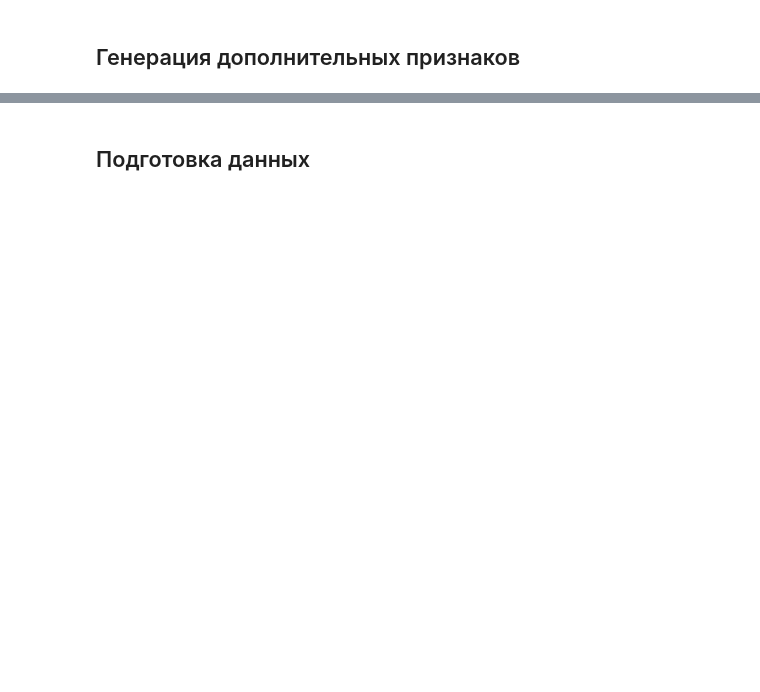
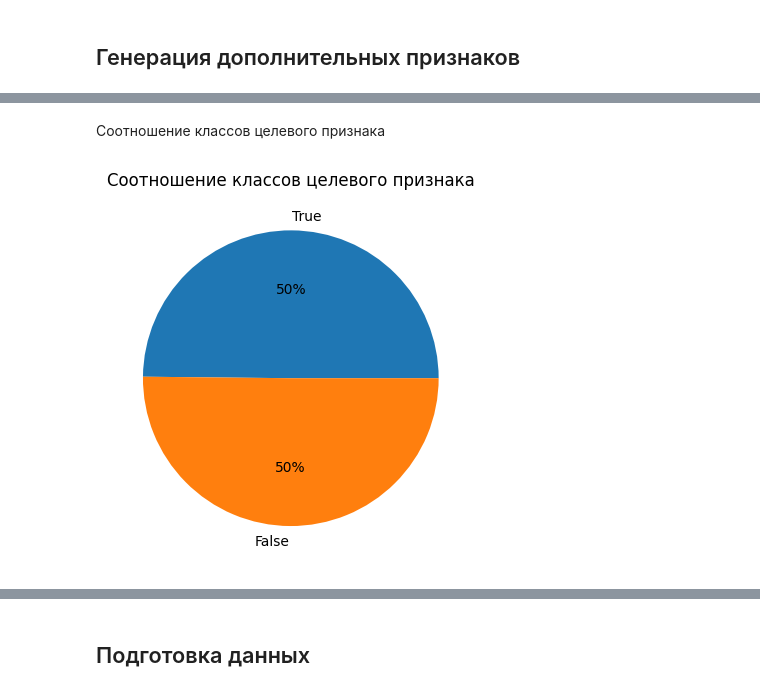
Before and after one commit to denis-42ds/next_order_forecast, a Jupyter notebook: sbermarket-competition.ipynb, the cells around one changed output, grey strips where cells are left out. Drawn from its saved outputs; the diff is of its cells as text; code cells hidden in the pictures; blank space fills up the shorter version.

```diff
--- a/sbermarket-competition.ipynb
+++ b/sbermarket-competition.ipynb
@@ -457,0 +354,8 @@ memory usage: 172.7+ MB
+# %%
+# Сортировка датафрейма по столбцам cart_id и order_completed_at
+df.sort_values(by=['cart', 'order_completed_at'], inplace=True)
+
+# Группировка по cart_id и вычисление разницы в днях между покупками
+df['days_between_cart_purchases'] = df.groupby('cart')['order_completed_at'].diff().dt.days
+df['days_between_cart_purchases'] = df['days_between_cart_purchases'].fillna(0).astype('int64')
+df.head()
@@ -457,0 +371,4 @@ memory usage: 172.7+ MB
+# %%
+df['id'] = df['user_id'].astype(str) + ';' + df['cart'].astype(str)
+df.drop(['user_id', 'cart'], axis=1, inplace=True)
+df.head()
@@ -457,0 +441,10 @@ memory usage: 172.7+ MB
+# %% [markdown]
+Соотношение классов целевого признака
+# %%
+sizes = [df['target'].value_counts()[1], df['target'].value_counts()[0]]
+fig1, ax1 = plt.subplots()
+ax1.pie(sizes, labels=['True', 'False'], autopct='%1.0f%%')
+plt.title('Соотношение классов целевого признака', size=12)
+plt.show()
+# %% [output]
+[figure, added]
```
Also changed, not shown: parts of 60 cells of this notebook.
